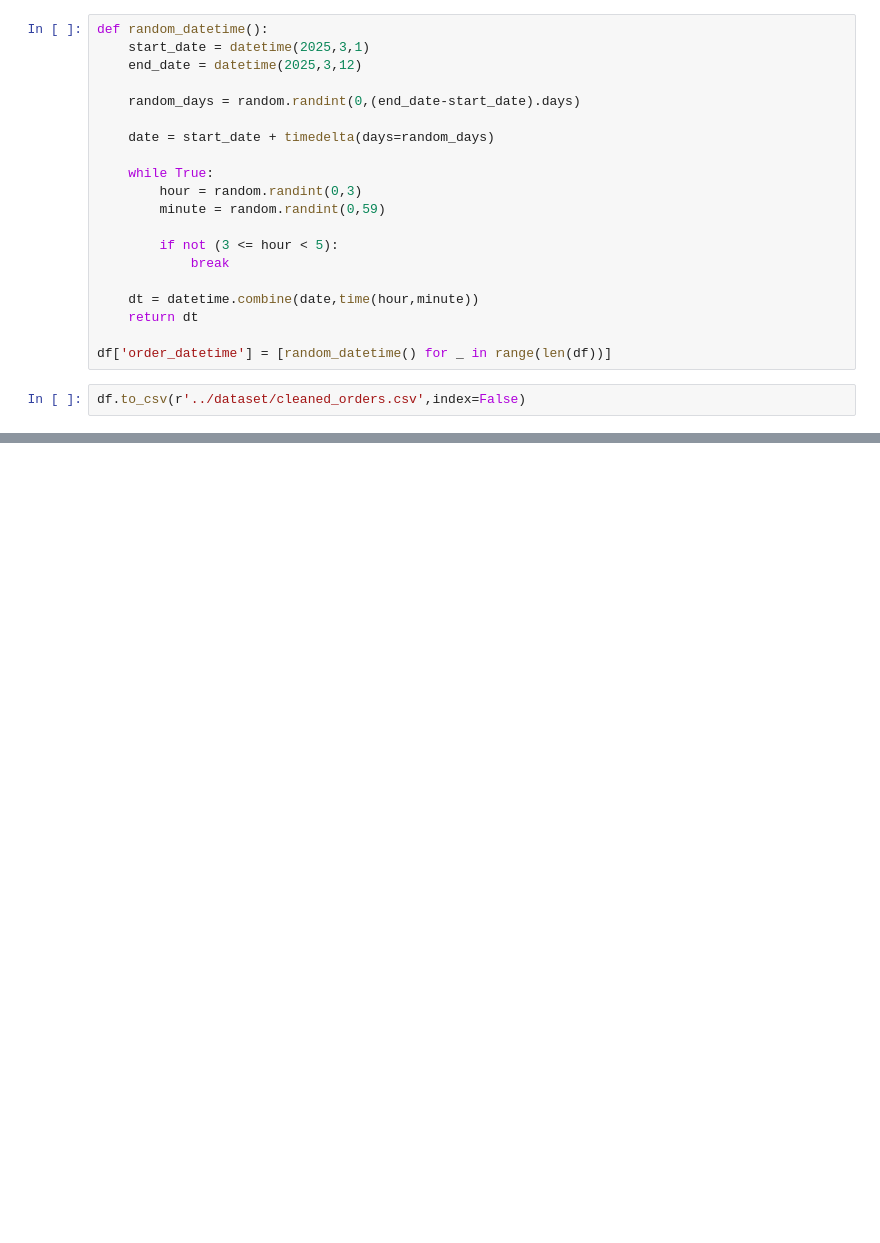
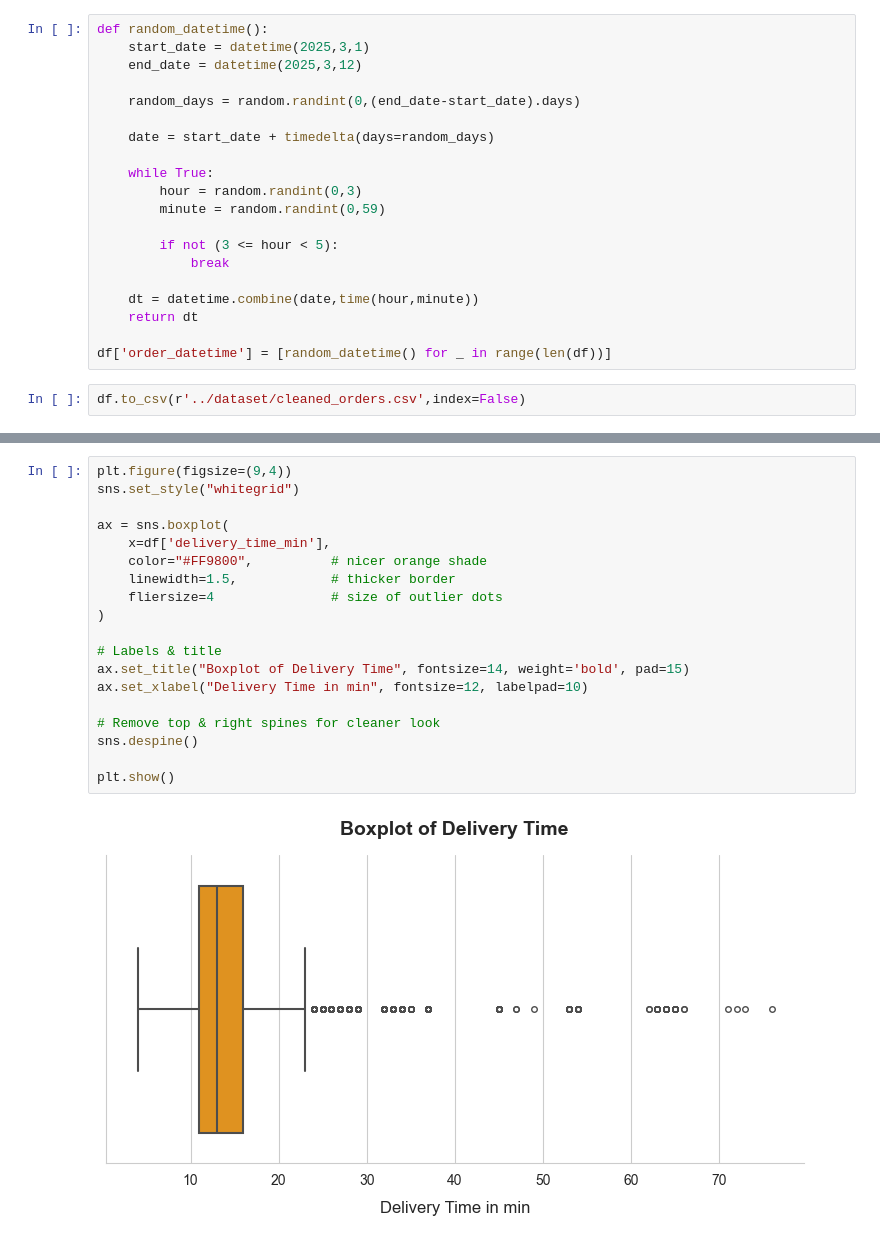
Before and after one commit to DanishShaikh18/Ecommerce-Delivery-Performance-Analysis, a Jupyter notebook: notebooks/Analysis.ipynb, the cells around one changed output, grey strips where cells are left out. Drawn from its saved outputs; the diff is of its cells as text; blank space fills up the shorter version.

```diff
--- a/notebooks/Analysis.ipynb
+++ b/notebooks/Analysis.ipynb
@@ -187,0 +324,21 @@ df.to_csv(r'../dataset/cleaned_orders.csv',index=False)
+# %%
+plt.figure(figsize=(9,4))
+sns.set_style("whitegrid")
+
+ax = sns.boxplot(
+    x=df['delivery_time_min'],
+    color="#FF9800",          # nicer orange shade
+    linewidth=1.5,            # thicker border
+    fliersize=4               # size of outlier dots
+)
+
+# Labels & title
+ax.set_title("Boxplot of Delivery Time", fontsize=14, weight='bold', pad=15)
+ax.set_xlabel("Delivery Time in min", fontsize=12, labelpad=10)
+
+# Remove top & right spines for cleaner look
+sns.despine()
+
+plt.show()
+# %% [output]
+[figure, added]
```
Also changed, not shown: parts of 21 cells of this notebook, 1 other file.
